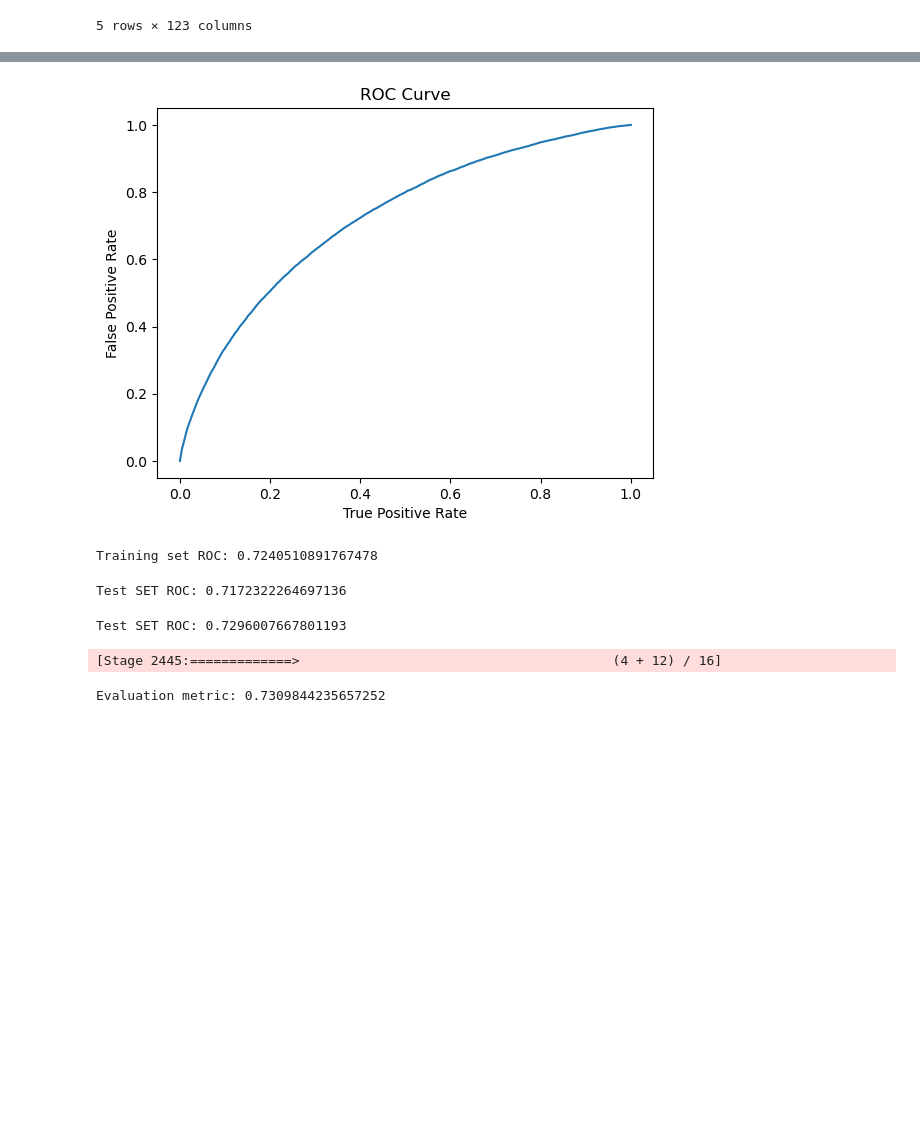
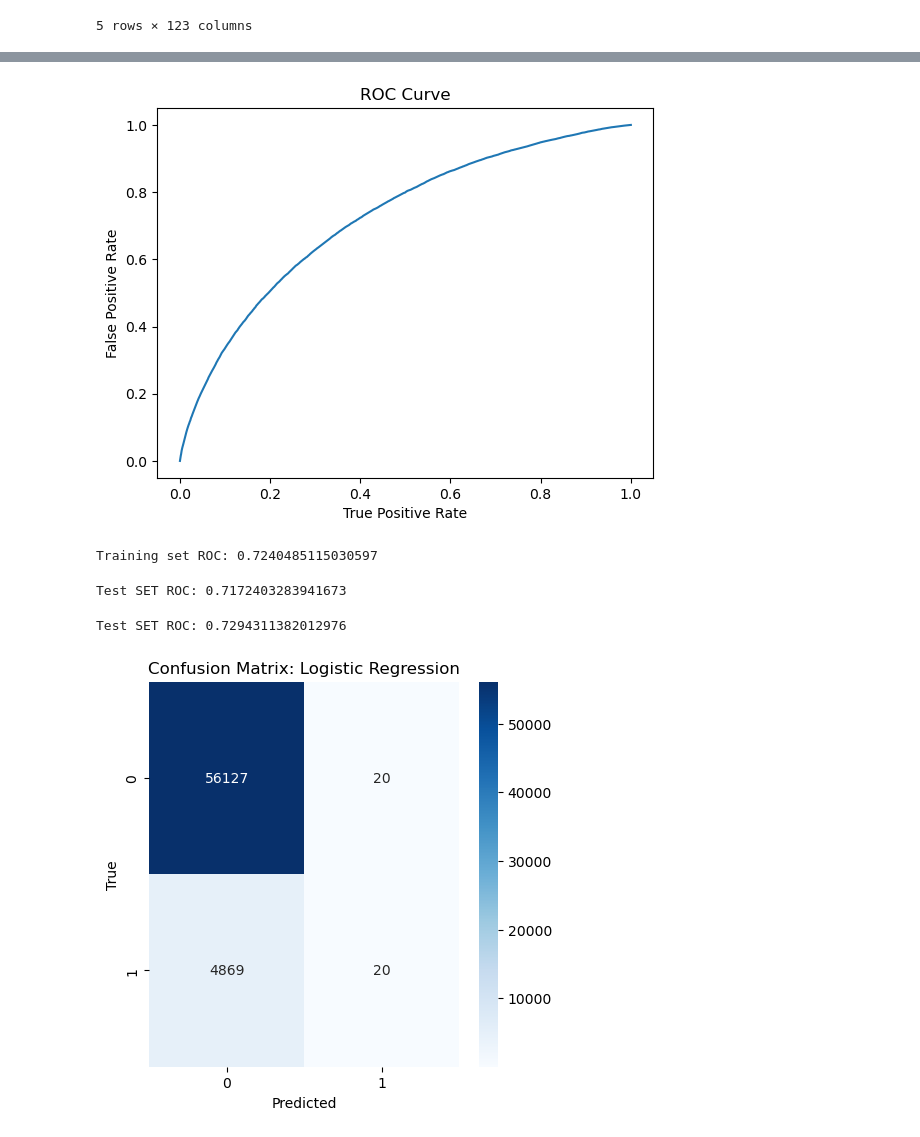
Before and after one commit to ehsanestaji/Loan-Application-Analysis-using-PySpark, a Jupyter notebook: Income-Spark.ipynb, the cells around one changed output, grey strips where cells are left out. Cells and saved outputs as stored; diff of their text form; code cells hidden in the pictures; blank space fills up the shorter version.

```diff
--- a/Income-Spark.ipynb
+++ b/Income-Spark.ipynb
@@ -35,6 +53,6 @@ from pyspark.sql import SparkSession
 spark = SparkSession.builder.appName('imbalanced_binary_classification').getOrCreate()
 
 
-new_df = spark.read.csv('application_train.csv', header=True, inferSchema=True)
+new_df = spark.read.csv('Datasets/application_train.csv', header=True, inferSchema=True)
 new_df.printSchema()
 # %% [output]
@@ -368,14 +468,14 @@ plt.show()
 print('Training set ROC: ' + str(trainingSummary.areaUnderROC))
 # %% [output]
 [figure]
-Training set ROC: 0.7240510891767478
+Training set ROC: 0.7240485115030597
 # %%
 from pyspark.ml.evaluation import BinaryClassificationEvaluator
 predictions_LR = LR_model.transform(test)
 evaluator = BinaryClassificationEvaluator()
 print("Test SET ROC: " + str(evaluator.evaluate(predictions_LR, {evaluator.metricName: "areaUnderROC"})))
 # %% [output]
-Test SET ROC: 0.7172322264697136
+Test SET ROC: 0.7172403283941673
 # %%
 from pyspark.ml.classification import GBTClassifier
 gbt = GBTClassifier(maxIter=15)
@@ -385,33 +485,32 @@ evaluator = BinaryClassificationEvaluator()
 # %%
 print("Test SET ROC: " + str(evaluator.evaluate(gbt_predictions, {evaluator.metricName: "areaUnderROC"})))
 # %% [output]
-Test SET ROC: 0.7296007667801193
+Test SET ROC: 0.7294311382012976
-# %%
-from pyspark.ml.tuning import ParamGridBuilder, CrossValidator
-from pyspark.ml.evaluation import BinaryClassificationEvaluator  # Or your chosen evaluator
-from pyspark.ml.classification import GBTClassifier  # Or your chosen model
-
-# Assuming gbt and evaluator are defined. For example,
-gbt = GBTClassifier(featuresCol="features", labelCol="label")
-evaluator = BinaryClassificationEvaluator()
-
-paramGrid = (ParamGridBuilder()
-             .addGrid(gbt.maxDepth, [2, 4, 6])
-             .addGrid(gbt.maxBins, [20])
-             .addGrid(gbt.maxIter, [10])
-             .build())
-
-cv = CrossValidator(estimator=gbt,
-                    estimatorParamMaps=paramGrid,
-                    evaluator=evaluator,
-                    numFolds=5)
-
-# Assuming 'train' and 'test' datasets are defined.
-cvModel = cv.fit(train)
-gbt_cv_predictions = cvModel.transform(test)
-result = evaluator.evaluate(gbt_cv_predictions)
-
-print("Evaluation metric:", result)
-# %% [output]
-[Stage 2445:=============>                                        (4 + 12) / 16]
-Evaluation metric: 0.7309844235657252
+# %%
+import seaborn as sns
+import matplotlib.pyplot as plt
+import pandas as pd
+from pyspark.mllib.evaluation import MulticlassMetrics
+
+def plot_confusion_matrix(predictions, model_name):
+    prediction_and_labels = predictions.select("prediction", "label").rdd.map(tuple)
+    metrics = MulticlassMetrics(prediction_and_labels)
+    cm = metrics.confusionMatrix().toArray()
+
+    plt.figure(figsize=(5, 5))
+    sns.heatmap(cm, annot=True, fmt='g', cmap='Blues', xticklabels=[0, 1], yticklabels=[0, 1])
+    plt.title(f'Confusion Matrix: {model_name}')
+    plt.xlabel('Predicted')
+    plt.ylabel('True')
+    plt.show()
+
+from pyspark.sql.functions import col
+LR_predictions = LR_model.transform(test)
+LR_predictions = LR_predictions.withColumn("label", col("label").cast("double"))
+LR_predictions = LR_predictions.withColumn("prediction", col("prediction").cast("double"))
+
+
+# For Logistic Regression
+plot_confusion_matrix(LR_predictions, "Logistic Regression")
+# %% [output]
+[figure, added]
```
Also changed, not shown: parts of 28 cells of this notebook.
